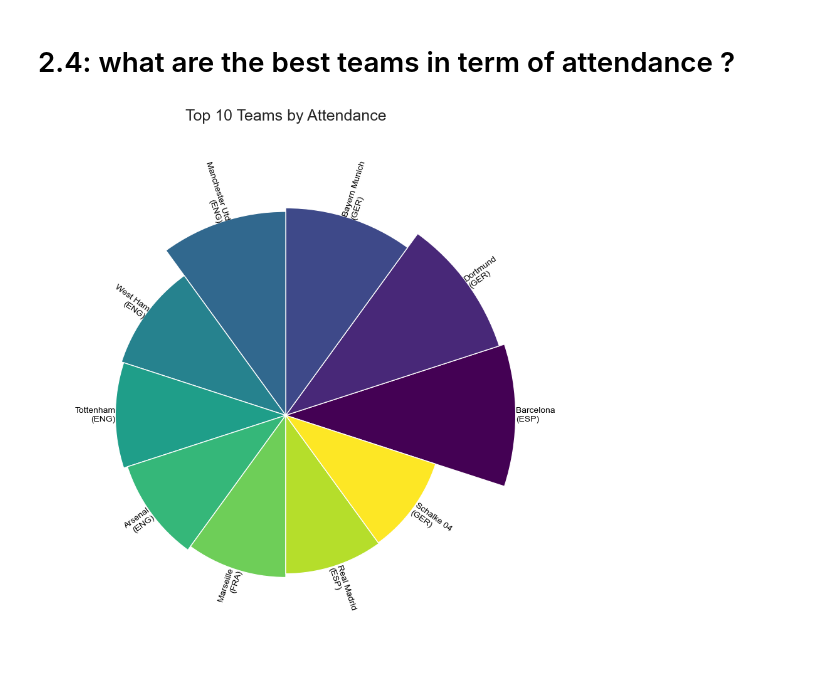
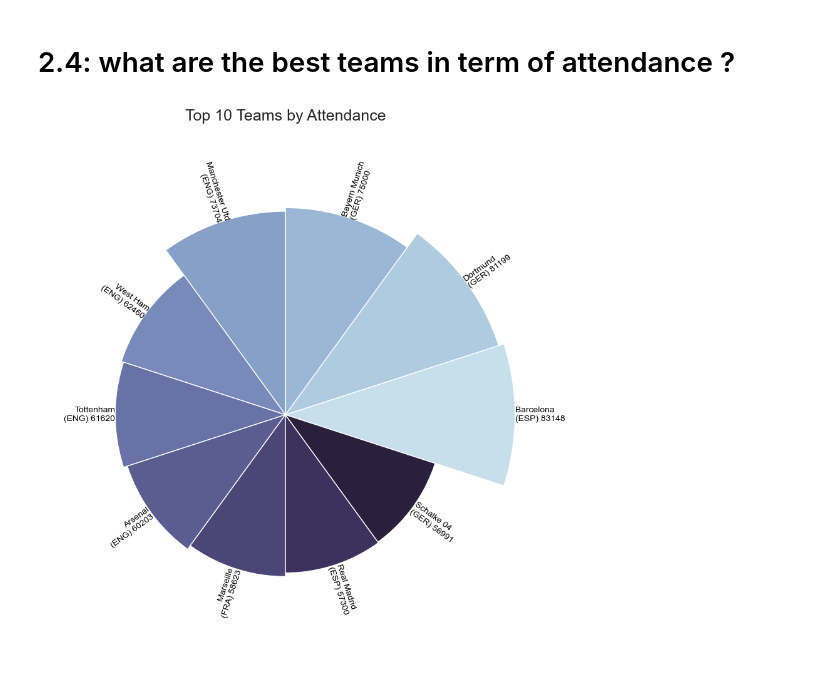
Before and after one commit to com-480-data-visualization/com-480-project-DonPollo, a Jupyter notebook: milestone1.ipynb, the cells around one changed output. Drawn from its saved outputs; the diff is of its cells as text; code cells hidden in the pictures.

```diff
--- a/milestone1.ipynb
+++ b/milestone1.ipynb
@@ -164,7 +162,7 @@ teamStatsDf_sorted= teamStatsDf_sorted.tail(15)
 
 # Creating the horizontal bar plot
 plt.figure(figsize=(10, 8))
-bars = plt.barh(teamStatsDf_sorted['Squad'], teamStatsDf_sorted['Pts'], color=sns.color_palette("viridis", 15))
+bars = plt.barh(teamStatsDf_sorted['Squad'], teamStatsDf_sorted['Pts'], color=sns.color_palette("ch:s=.25,rot=-.25", n_colors=15))
 
 # Adding the data labels
 for bar in bars:
@@ -187,39 +185,37 @@ plt.show()
 # 2.4: what are the best teams in term of attendance ?
 # %%
 top_teams = teamStatsDf.nlargest(10, 'Attendance')
-
 sns.set_style('whitegrid')
 
 plt.figure(figsize=(10, 10))
 ax = plt.subplot(111, polar=True)
 ax.grid(False)
 plt.axis("off")
 
 fontlabels = {
     'family': 'Arial',
     'color': 'black',
     'size': '10',
 }
 
 heights = top_teams["Attendance"]
 width = 2 * np.pi / len(top_teams)
 angles = [element * width for element in range(len(top_teams))]
-labels = [f'{row.Squad}\n({row.Country})' for index, row in top_teams.iterrows()]
-
-colors = plt.cm.viridis(np.linspace(0, 1, len(top_teams)))
+labels = [f'{row.Squad}\n({row.Country}) {row.Attendance}' for index, row in top_teams.iterrows()]
+colors = sns.color_palette("ch:s=.25,rot=-.25", as_cmap=True)(np.linspace(0, 1, len(top_teams)))
 
 bars = ax.bar(x=angles, height=heights, width=width, linewidth=1, edgecolor='white', color=colors)
 
 labelpadding = 20
 for bar, angle, label in zip(bars, angles, labels):
     rotation = np.rad2deg(angle)
     alignment = "right" if (angle > np.pi / 2) and (angle < 3 * np.pi / 2) else "left"
     rotation += 180 if alignment == "right" else 0
     ax.text(x=angle, y=bar.get_height() + labelpadding, s=label,
             ha=alignment, va='center', rotation=rotation, rotation_mode='anchor',
             fontdict=fontlabels)
 
 ax.set_title("Top 10 Teams by Attendance", fontdict={'fontsize': 18, 'fontfamily': 'Arial'}, loc='center', y=1.1)
 plt.show()
 # %% [output]
-[figure, old version]
+[figure, new version]
```
Also changed, not shown: parts of 23 cells of this notebook, 1 other file.
